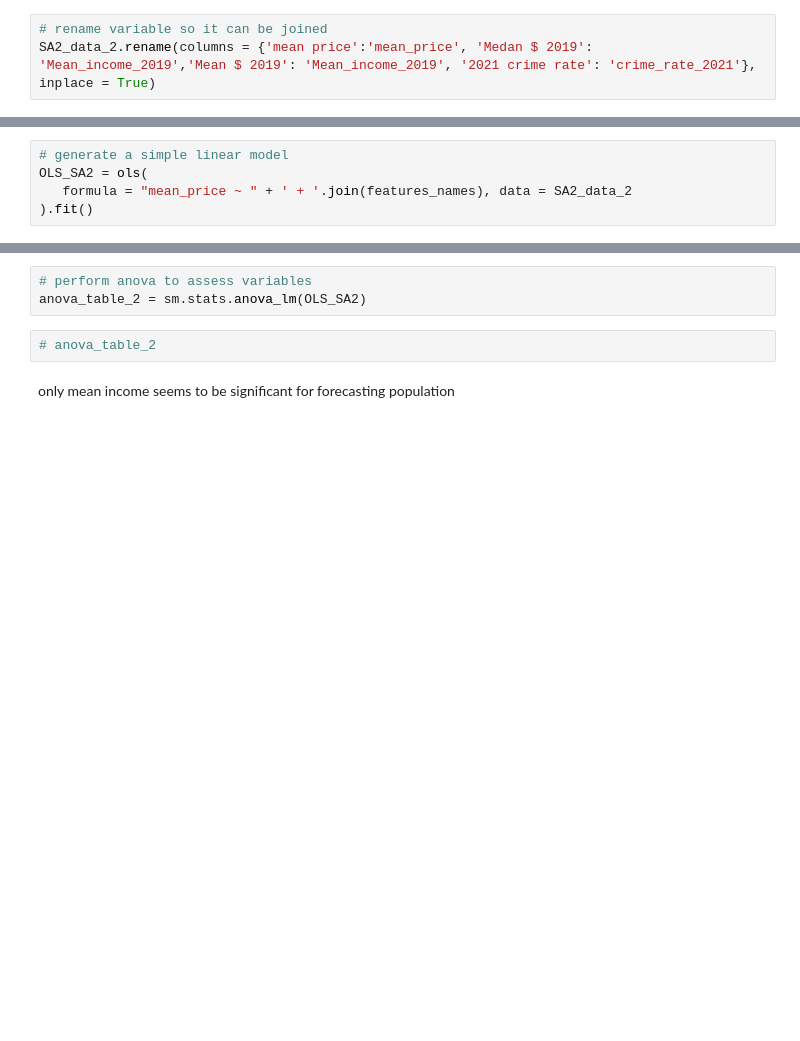
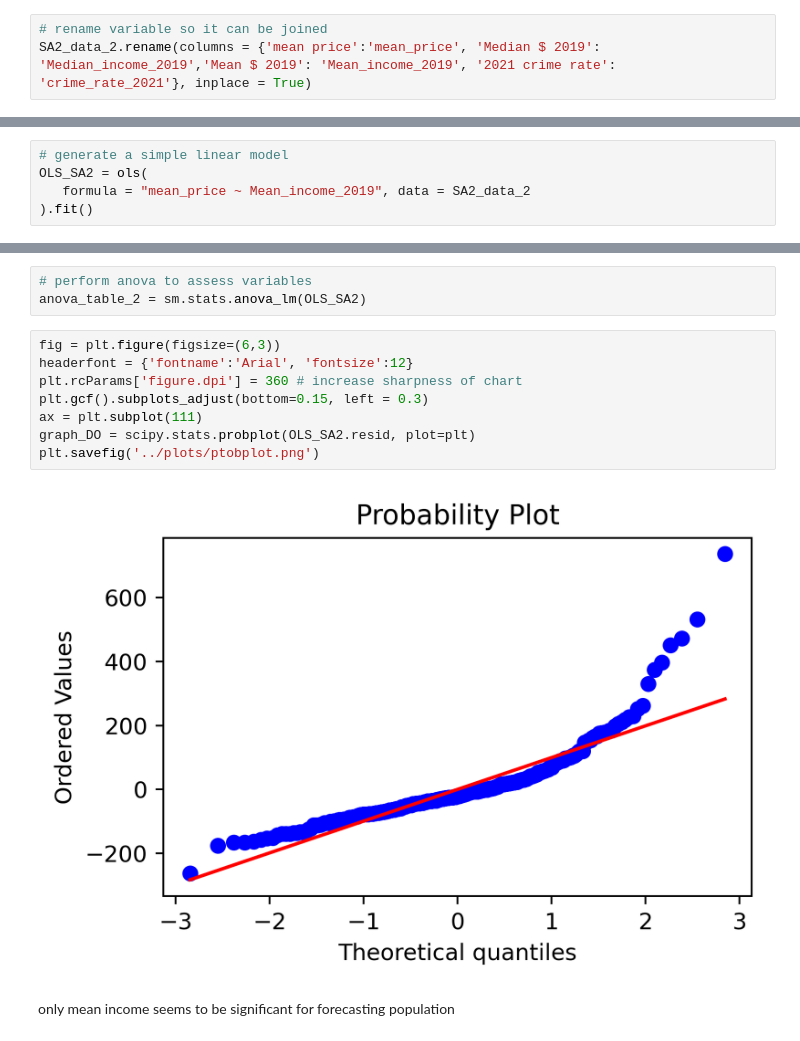
Before and after one commit to MAST30034-Applied-Data-Science/generic-real-estate-consulting-project-18, a Jupyter notebook: notebooks/Summary_notebook.ipynb, the cells around one changed output, grey strips where cells are left out. Cells and saved outputs as stored; diff of their text form; blank space fills up the shorter version.

```diff
--- a/notebooks/Summary_notebook.ipynb
+++ b/notebooks/Summary_notebook.ipynb
@@ -430,7 +480,7 @@ SA2_data_2
 314 rows × 11 columns
 # %%
 # rename variable so it can be joined
-SA2_data_2.rename(columns = {'mean price':'mean_price', 'Medan $ 2019': 'Mean_income_2019','Mean $ 2019': 'Mean_income_2019', '2021 crime rate': 'crime_rate_2021'}, inplace = True)
+SA2_data_2.rename(columns = {'mean price':'mean_price', 'Median $ 2019': 'Median_income_2019','Mean $ 2019': 'Mean_income_2019', '2021 crime rate': 'crime_rate_2021'}, inplace = True)
 # %%
 # segregate all features columns
 features_names = list(SA2_data_2.iloc[[],2:].columns)
@@ -466,5 +516,5 @@ SA2_data
 # %%
 # generate a simple linear model
 OLS_SA2 = ols(
-   formula = "mean_price ~ " + ' + '.join(features_names), data = SA2_data_2
+   formula = "mean_price ~ Mean_income_2019", data = SA2_data_2
 ).fit()
@@ -478,7 +524,15 @@ PatsyError: error tokenizing input (maybe an unclosed string?)
 # perform anova to assess variables
 anova_table_2 = sm.stats.anova_lm(OLS_SA2)
 # %%
-# anova_table_2
+fig = plt.figure(figsize=(6,3))
+headerfont = {'fontname':'Arial', 'fontsize':12}
+plt.rcParams['figure.dpi'] = 360 # increase sharpness of chart
+plt.gcf().subplots_adjust(bottom=0.15, left = 0.3)
+ax = plt.subplot(111)
+graph_DO = scipy.stats.probplot(OLS_SA2.resid, plot=plt)
+plt.savefig('../plots/ptobplot.png')
+# %% [output]
+[figure, added]
 # %% [markdown]
 only mean income seems to be significant for forecasting population
 # %%
```
Also changed, not shown: parts of 12 cells of this notebook, 5 other files.
